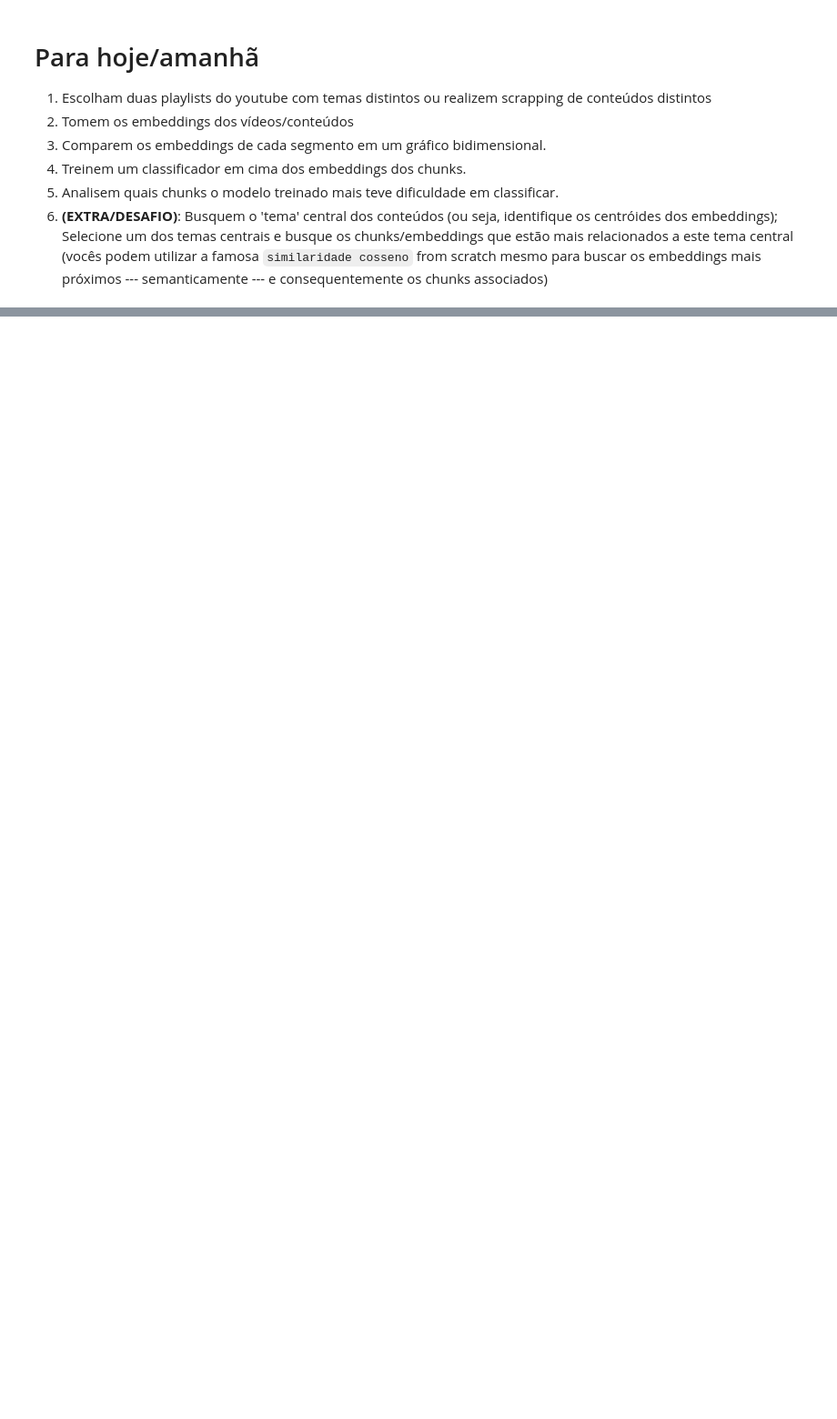
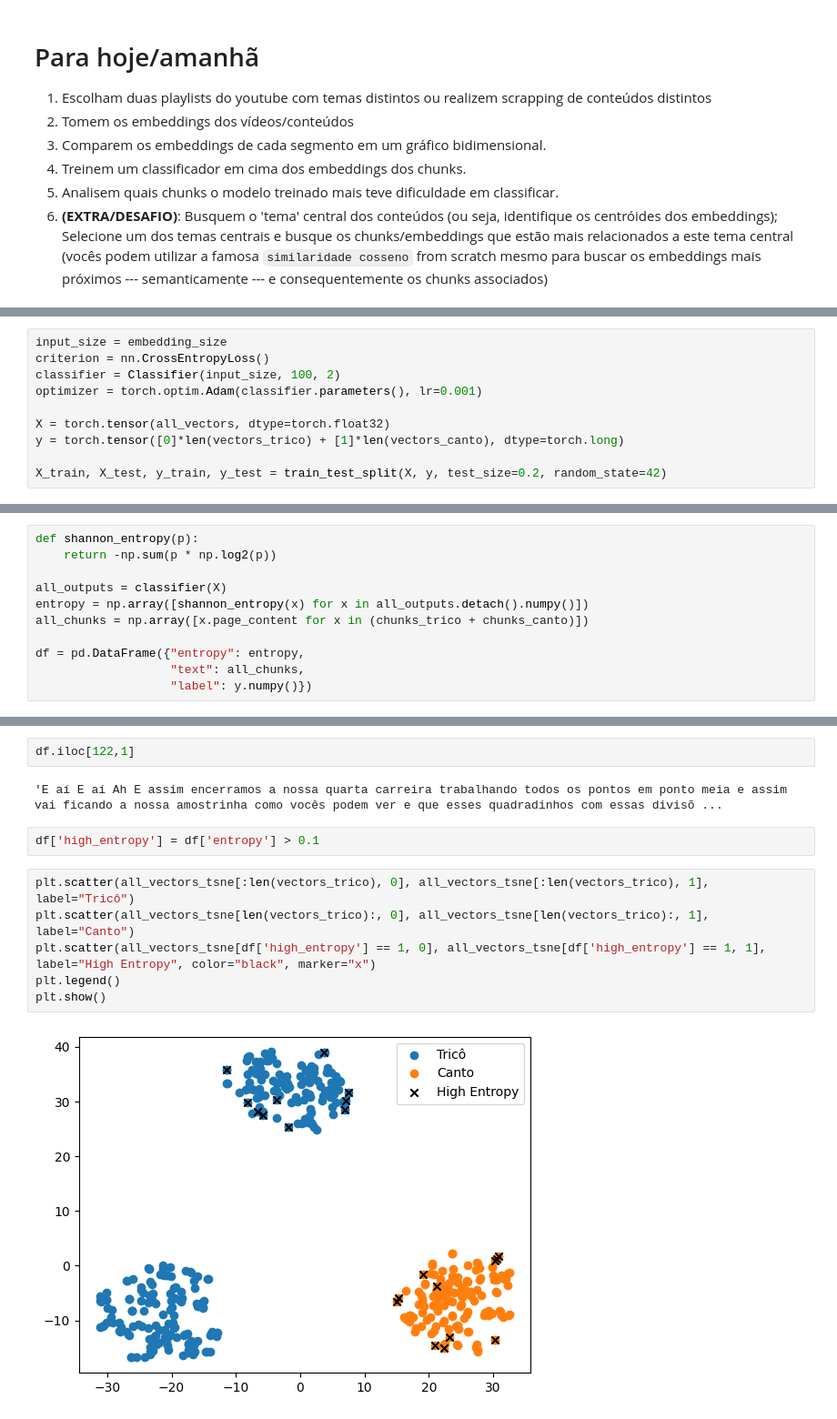
Before and after one commit to xNero-AI/nero-summer-25-1, a Jupyter notebook: embeddings/get_started_embeddings.ipynb, the cells around one changed output, grey strips where cells are left out. Shown at 91% size. Cells and saved outputs as stored; diff of their text form; blank space fills up the shorter version.

```diff
--- a/embeddings/get_started_embeddings.ipynb
+++ b/embeddings/get_started_embeddings.ipynb
@@ -255,0 +388,10 @@ plt.show()
+# %%
+input_size = embedding_size
+criterion = nn.CrossEntropyLoss()
+classifier = Classifier(input_size, 100, 2)
+optimizer = torch.optim.Adam(classifier.parameters(), lr=0.001)
+
+X = torch.tensor(all_vectors, dtype=torch.float32)
+y = torch.tensor([0]*len(vectors_trico) + [1]*len(vectors_canto), dtype=torch.long)
+
+X_train, X_test, y_train, y_test = train_test_split(X, y, test_size=0.2, random_state=42)
@@ -255,0 +444,11 @@ plt.show()
+# %%
+def shannon_entropy(p):
+    return -np.sum(p * np.log2(p))
+
+all_outputs = classifier(X)
+entropy = np.array([shannon_entropy(x) for x in all_outputs.detach().numpy()])
+all_chunks = np.array([x.page_content for x in (chunks_trico + chunks_canto)])
+
+df = pd.DataFrame({"entropy": entropy,
+                   "text": all_chunks,
+                   "label": y.numpy()})
@@ -255,0 +471,14 @@ plt.show()
+# %%
+df.iloc[122,1]
+# %% [output]
+'E aí E aí Ah E assim encerramos a nossa quarta carreira trabalhando todos os pontos em ponto meia e assim vai ficando a nossa amostrinha como vocês podem ver e que esses quadradinhos com essas divisõ ...
+# %%
+df['high_entropy'] = df['entropy'] > 0.1
+# %%
+plt.scatter(all_vectors_tsne[:len(vectors_trico), 0], all_vectors_tsne[:len(vectors_trico), 1], label="Tricô")
+plt.scatter(all_vectors_tsne[len(vectors_trico):, 0], all_vectors_tsne[len(vectors_trico):, 1], label="Canto")
+plt.scatter(all_vectors_tsne[df['high_entropy'] == 1, 0], all_vectors_tsne[df['high_entropy'] == 1, 1], label="High Entropy", color="black", marker="x")
+plt.legend()
+plt.show()
+# %% [output]
+[figure, added]
```
Also changed, not shown: parts of 45 cells of this notebook, 1 other file.
